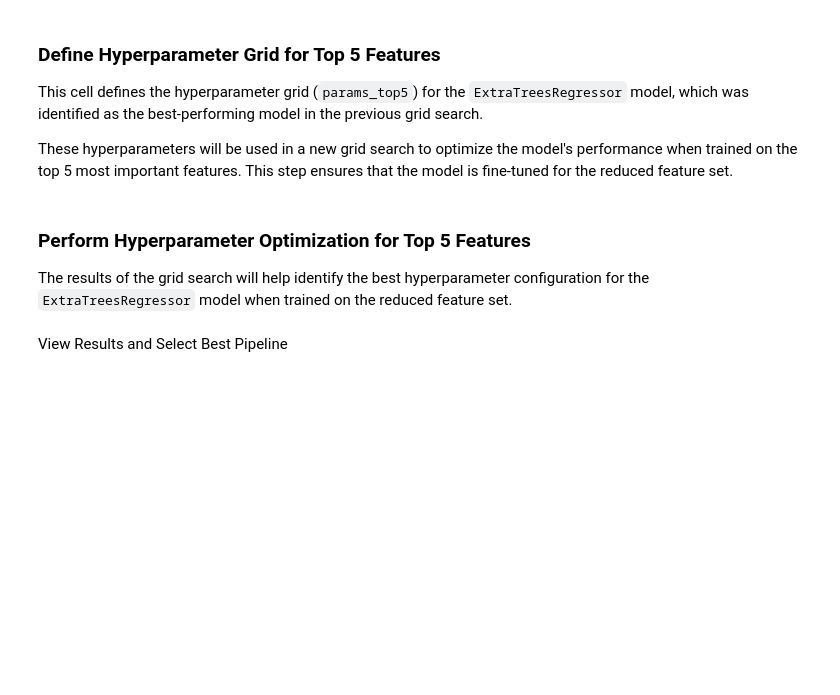
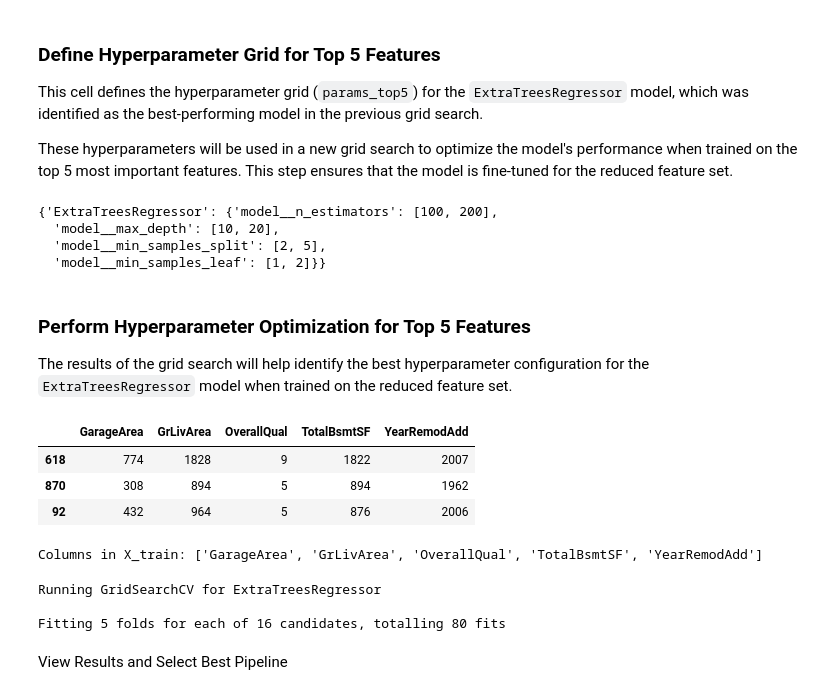
Before and after one commit to arthur-vilela/PP5-heritage-housing-issues-ml, a Jupyter notebook: jupyter_notebooks/5-modeling-and-evaluation-notebook.ipynb, the cells around one changed output. Drawn from its saved outputs; the diff is of its cells as text; code cells hidden in the pictures; blank space fills up the shorter version.

```diff
--- a/jupyter_notebooks/5-modeling-and-evaluation-notebook.ipynb
+++ b/jupyter_notebooks/5-modeling-and-evaluation-notebook.ipynb
@@ -468,23 +607,47 @@ These hyperparameters will be used in a new grid search to optimize the model's
 # %%
 params_top5 = {
     "ExtraTreesRegressor": {
-        "model__n_estimators": [100, 200],
-        "model__max_depth": [10, 20, None],
-        "model__min_samples_split": [2, 5],
-        "model__min_samples_leaf": [1, 2]
+        'model__n_estimators': [100, 200],
+        'model__max_depth': [10, 20],
+        'model__min_samples_split': [2, 5],
+        'model__min_samples_leaf': [1, 2],
     }
 }
 params_top5
+# %% [output]
+{'ExtraTreesRegressor': {'model__n_estimators': [100, 200],
+  'model__max_depth': [10, 20],
+  'model__min_samples_split': [2, 5],
+  'model__min_samples_leaf': [1, 2]}}
 # %% [markdown]
 ### Perform Hyperparameter Optimization for Top 5 Features
 
 The results of the grid search will help identify the best hyperparameter configuration for the `ExtraTreesRegressor` model when trained on the reduced feature set.
+# %%
+X_train.head(3)
+# %% [output]
+|  | GarageArea | GrLivArea | OverallQual | TotalBsmtSF | YearRemodAdd |
+| 618 | 774 | 1828 | 9 | 1822 | 2007 |
+| 870 | 308 | 894 | 5 | 894 | 1962 |
+| 92 | 432 | 964 | 5 | 876 | 2006 |
+# %%
+print("Columns in X_train:", X_train.columns.tolist())
+# %% [output]
+Columns in X_train: ['GarageArea', 'GrLivArea', 'OverallQual', 'TotalBsmtSF', 'YearRemodAdd']
 # %%
+models_top5 = {
+    "ExtraTreesRegressor": ExtraTreesRegressor(random_state=0)
+    }
+
 search = HyperparameterOptimizationSearch(models=models_top5, params=params_top5)
 search.fit(X_train, y_train,
                  scoring='r2',
                  n_jobs=-1,
                  cv=5)
+# %% [output]
+Running GridSearchCV for ExtraTreesRegressor
+
+Fitting 5 folds for each of 16 candidates, totalling 80 fits
 # %% [markdown]
 View Results and Select Best Pipeline
 # %%
```
Also changed, not shown: parts of 33 cells of this notebook, 1 other file.
